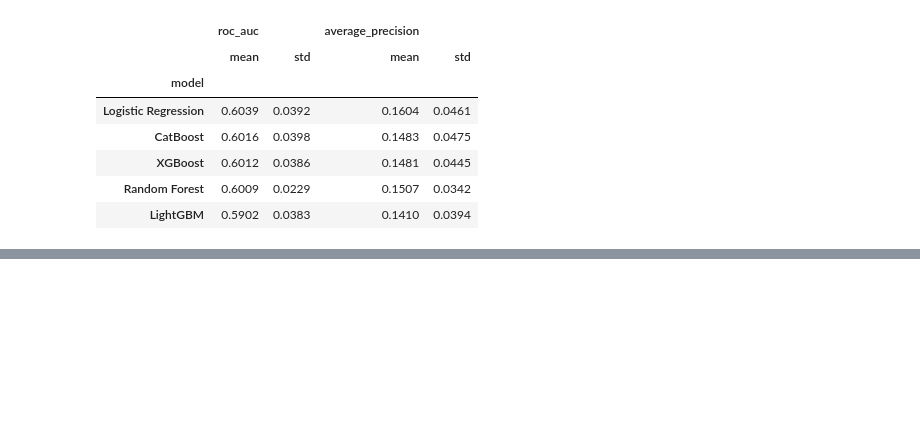
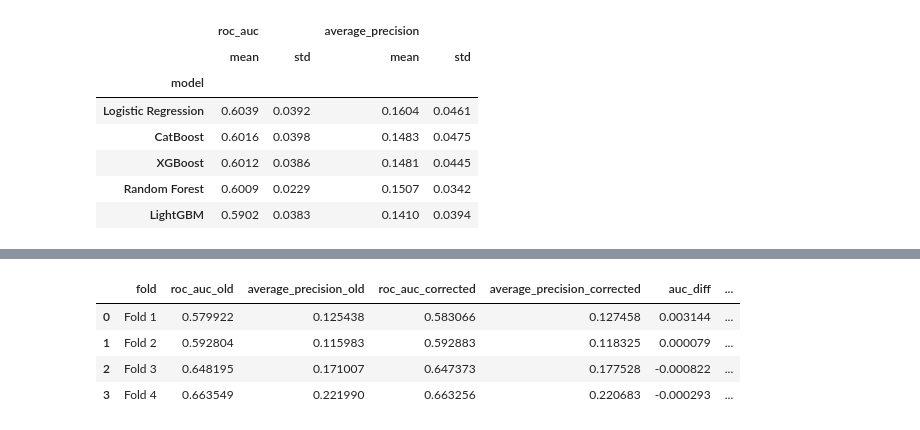
Before and after one commit to RyoShimoda/AWS_Python_data_analysis, a Jupyter notebook: notebooks/13_low_review_model_comparison.ipynb, the cells around one changed output, grey strips where cells are left out. Drawn from its saved outputs; the diff is of its cells as text; code cells hidden in the pictures; blank space fills up the shorter version.

```diff
--- a/notebooks/13_low_review_model_comparison.ipynb
+++ b/notebooks/13_low_review_model_comparison.ipynb
@@ -1776,0 +2479,83 @@ display(
+# %%
+# STEP 52-9：修正版Model Dの4-Fold CV
+
+import pandas as pd
+from sklearn.metrics import average_precision_score, roc_auc_score
+
+from src.model_training import train_classifier_model
+
+features_d = feature_sets["D_History"]
+
+corrected_results = []
+
+for fold_name, start, end in fold_configs:
+    start = pd.Timestamp(start)
+    end = pd.Timestamp(end)
+
+    # 学習時点で配送・レビュー回答が完了した注文
+    train = df_cv_model_corrected.loc[
+        (df_cv_model_corrected["delivered_timestamp"] < start)
+        & (df_cv_model_corrected["last_review_timestamp"] < start)
+    ]
+
+    # 検証期間中に配送完了した注文
+    val = df_cv_model_corrected.loc[
+        (df_cv_model_corrected["delivered_timestamp"] >= start)
+        & (df_cv_model_corrected["delivered_timestamp"] < end)
+    ]
+
+    model, y_val, probabilities = train_classifier_model(
+        train,
+        val,
+        features_d["numeric"],
+        features_d["categorical"],
+        classifiers["CatBoost"],
+    )
+
+    corrected_results.append(
+        {
+            "fold": fold_name,
+            "roc_auc": roc_auc_score(y_val, probabilities),
+            "average_precision": average_precision_score(y_val, probabilities),
+        }
+    )
+
+df_cat_d_corrected = pd.DataFrame(corrected_results)
+
+# 修正前Model Dと比較
+df_d_comparison = df_cat_d_results[["fold", "roc_auc", "average_precision"]].merge(
+    df_cat_d_corrected,
+    on="fold",
+    suffixes=("_old", "_corrected"),
+    validate="one_to_one",
+)
+
+df_d_comparison["auc_diff"] = (
+    df_d_comparison["roc_auc_corrected"] - df_d_comparison["roc_auc_old"]
+)
+
+df_d_comparison["ap_diff"] = (
+    df_d_comparison["average_precision_corrected"]
+    - df_d_comparison["average_precision_old"]
+)
+
+print("=== Model D：顧客履歴修正前後の比較 ===")
+display(df_d_comparison.round(6))
+
+print("\n=== 修正版Model Dの平均性能 ===")
+display(
+    df_cat_d_corrected[["roc_auc", "average_precision"]].agg(["mean", "std"]).round(6)
+)
+
+print("\n=== Model Cとの平均性能比較 ===")
+df_c_vs_d = pd.concat(
+    [
+        df_cat_abc.loc[
+            df_cat_abc["features"] == "C", ["fold", "roc_auc", "average_precision"]
+        ].assign(features="C"),
+        df_cat_d_corrected.assign(features="D_corrected"),
+    ]
+)
+
+display(df_c_vs_d.groupby("features")[["roc_auc", "average_precision"]].mean().round(6))
+# %% [output]
@@ -1776,0 +2563,5 @@ display(
+|  | fold | roc_auc_old | average_precision_old | roc_auc_corrected | average_precision_corrected | auc_diff | ... |
+| 0 | Fold 1 | 0.579922 | 0.125438 | 0.583066 | 0.127458 | 0.003144 | ... |
+| 1 | Fold 2 | 0.592804 | 0.115983 | 0.592883 | 0.118325 | 0.000079 | ... |
+| 2 | Fold 3 | 0.648195 | 0.171007 | 0.647373 | 0.177528 | -0.000822 | ... |
+| 3 | Fold 4 | 0.663549 | 0.221990 | 0.663256 | 0.220683 | -0.000293 | ... |
```
Also changed, not shown: parts of 22 cells of this notebook, 3 other files.
